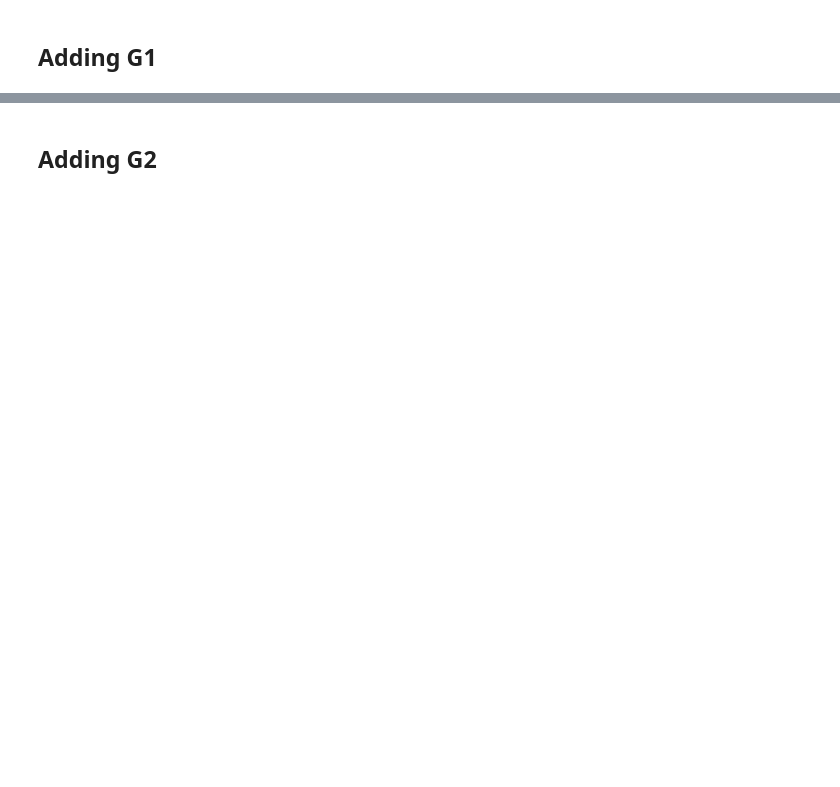
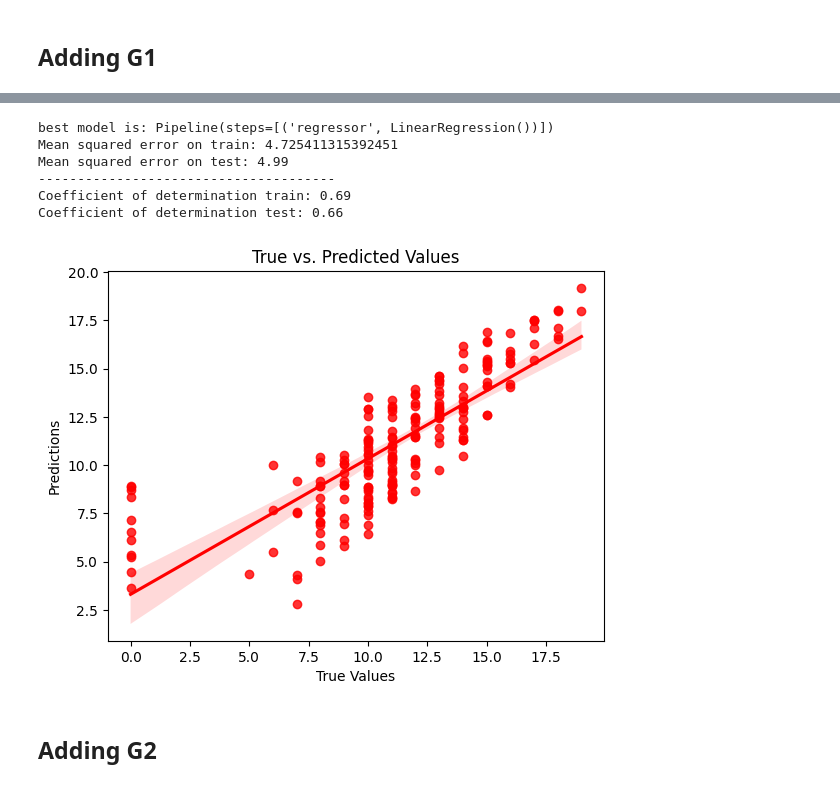
Before and after one commit to 75andybermond/Predict_Student_Performance, a Jupyter notebook: regression.ipynb, the cells around one changed output, grey strips where cells are left out. Cells and saved outputs as stored; diff of their text form; code cells hidden in the pictures; blank space fills up the shorter version.

```diff
--- a/regression.ipynb
+++ b/regression.ipynb
@@ -237,8 +233,4 @@ X = new_df
 y = df['G3']
 X_train, X_test, y_train, y_test = train_test_split(X, y, test_size=0.2, random_state=42)
 
-# train the model
-best_model, grid_search = evaluate_models(X_train, X_test, y_train, y_test)
-
-# evaluate the model
-y_pred = grid_search.predict(X_test)
+eval_ligh = evaluate_models(X_train, X_test, y_train, y_test)
@@ -245,3 +250,24 @@ y_pred = grid_search.predict(X_test)
+# %%
+print_model_evaluation(eval_ligh[0], X_train, X_test, y_train, y_test)
+
+# Create scatter plot with regression line using Seaborn
+sns.regplot(x=y_test, y=eval_ligh[1], color='red')
+
+# Add labels and title using Matplotlib
+plt.xlabel('True Values')
+plt.ylabel('Predictions')
+plt.title('True vs. Predicted Values')
+
+# Display the plot
+plt.show()
+# %% [output]
+best model is: Pipeline(steps=[('regressor', LinearRegression())])
+Mean squared error on train: 4.725411315392451
+Mean squared error on test: 4.99
+--------------------------------------
+Coefficient of determination train: 0.69
+Coefficient of determination test: 0.66
+[figure, added]
 # %% [markdown]
 ## Adding G2
 # %%
```
Also changed, not shown: parts of 24 cells of this notebook, 1 other file.
